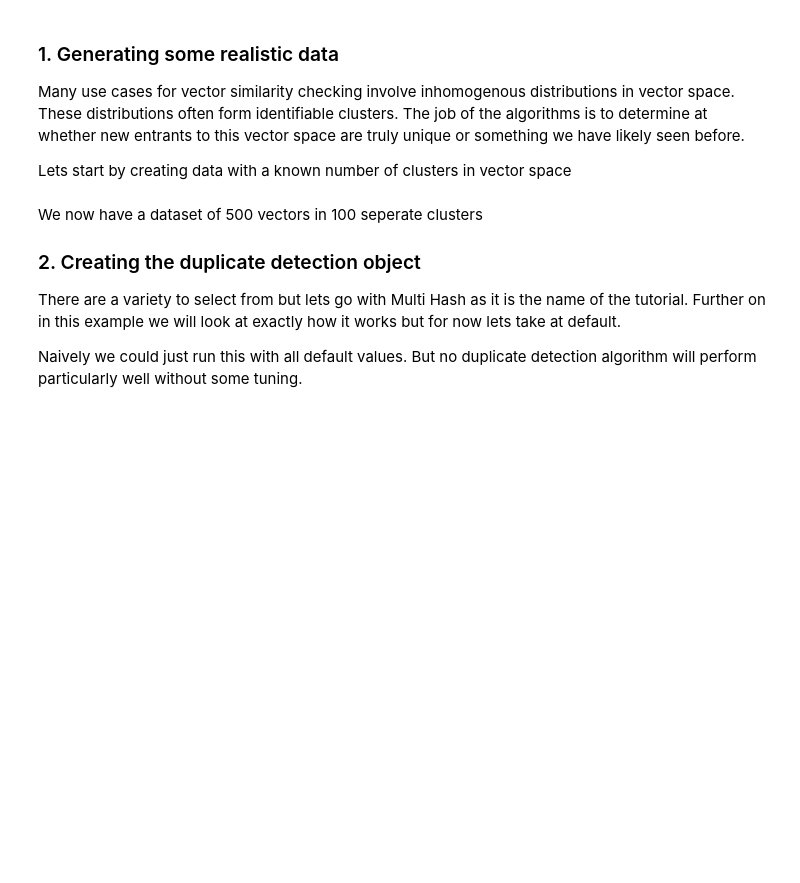
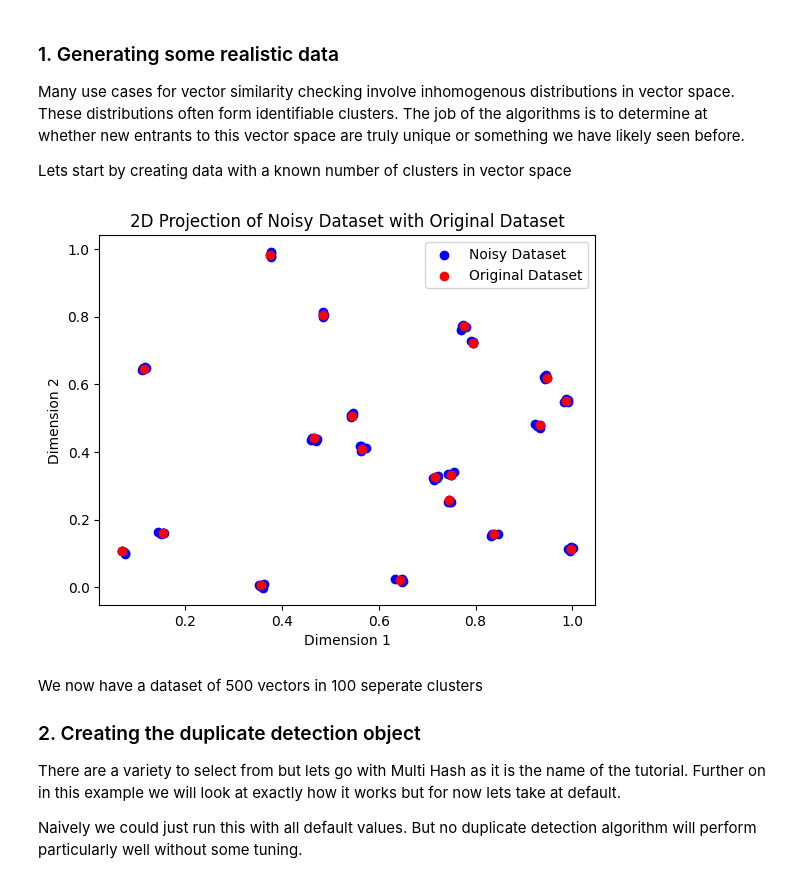
Before and after one commit to julianholland/deduplicate, a Jupyter notebook: examples/multi_hashing_demo.ipynb, the cells around one changed output. Drawn from its saved outputs; the diff is of its cells as text; code cells hidden in the pictures; blank space fills up the shorter version.

Commit message:
fixed dataset in example notebook and remove unnecessary prints

```diff
--- a/examples/multi_hashing_demo.ipynb
+++ b/examples/multi_hashing_demo.ipynb
@@ -16,15 +17,27 @@ Lets start by creating data with a known number of clusters in vector space
 # %%
 rng = np.random.default_rng(803) # for reproducibility
 
-# Create a dataset of 20 vectors with 3 dimensions (any dimensionality would work, but 3 is nice for visualization)
-dataset = rng.uniform(0, 1, size=(100, 10))
+# Create a dataset of 20 vectors with 10 dimensions (any dimensionality would work, but 3 is nice for visualization)
+dataset = rng.uniform(0, 1, size=(20, 10))
 
 # about each vector we create similar vectors by adding small random noise, these represent vectors that we should consider duplicates
 cluster_size=5
 noisy_dataset = np.zeros((len(dataset) * cluster_size, dataset.shape[1])) # preallocate for original + 4 similar vectors
-for i in range(len(noisy_dataset)):
-    noise = rng.normal(0, 0.01, size=(dataset.shape[1])) # small noise
-    noisy_dataset[i] = dataset[i % len(dataset)] + noise
+for i in range(len(dataset)):
+    noisy_dataset[i*cluster_size] = dataset[i] # original vector
+    for j in range(1, cluster_size):
+        noise = rng.normal(0, 0.005, size=(dataset.shape[1])) # small noise
+        noisy_dataset[i*cluster_size + j] = dataset[i % len(dataset)] + noise
+
+plt.scatter(noisy_dataset[:, 0], noisy_dataset[:, 1], color='blue', label='Noisy Dataset')
+plt.scatter(dataset[:, 0], dataset[:, 1], color='red', label='Original Dataset')
+plt.legend()
+plt.title('2D Projection of Noisy Dataset with Original Dataset')
+plt.xlabel('Dimension 1')
+plt.ylabel('Dimension 2')
+plt.show()
+# %% [output]
+[figure, added]
 # %% [markdown]
 We now have a dataset of 500 vectors in 100 seperate clusters
 
```
Also changed, not shown: parts of 10 cells of this notebook, 1 other file.
